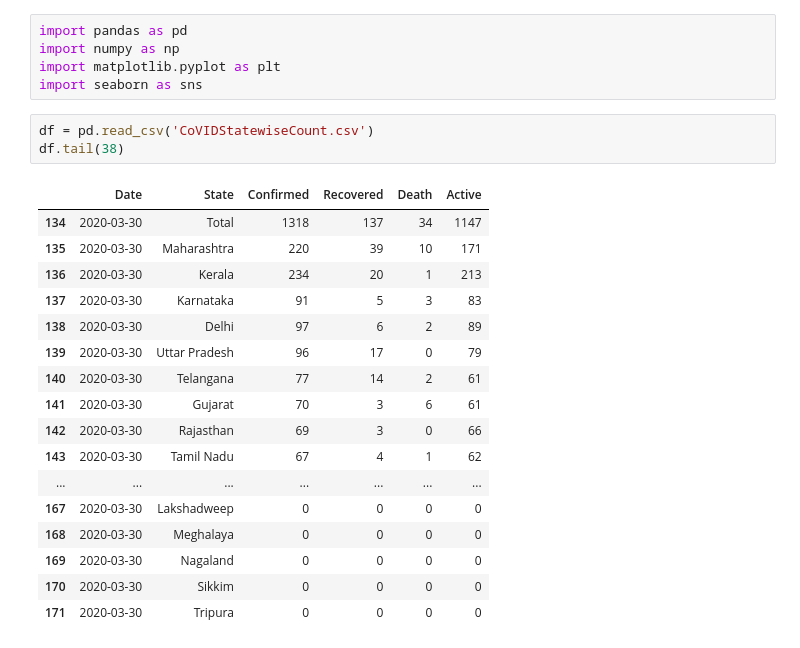
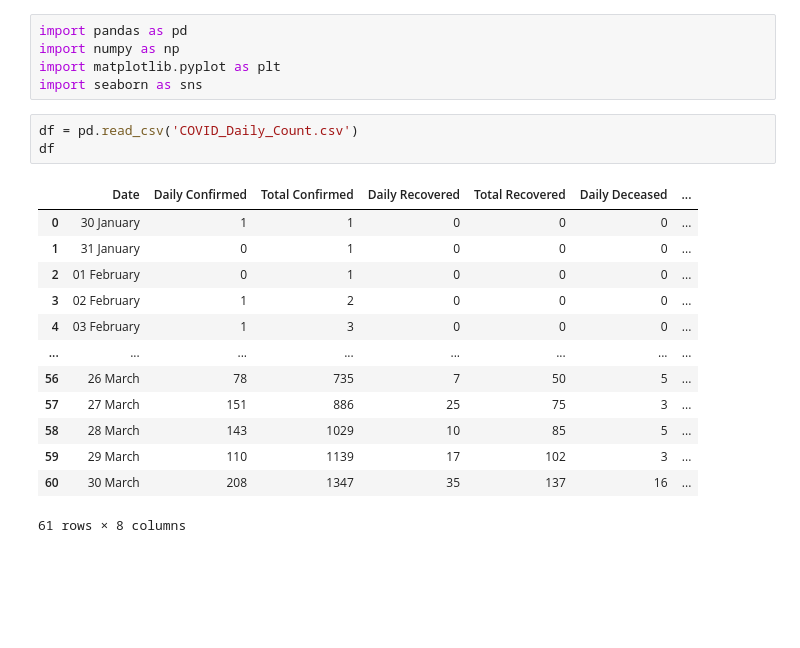
Before and after one commit to rayshu/CoVID-Tracker-India, a Jupyter notebook: Trend Analysis.ipynb, the cells around one changed output. Saved outputs shown, nothing was run; the diff lists cells and outputs as text; blank space fills up the shorter version.

```diff
--- a/Trend Analysis.ipynb
+++ b/Trend Analysis.ipynb
@@ -4,23 +4,19 @@ import numpy as np
 import matplotlib.pyplot as plt
 import seaborn as sns
 # %%
-df = pd.read_csv('CoVIDStatewiseCount.csv')
-df.tail(38)
+df = pd.read_csv('COVID_Daily_Count.csv')
+df
 # %% [output]
-|  | Date | State | Confirmed | Recovered | Death | Active |
-| 134 | 2020-03-30 | Total | 1318 | 137 | 34 | 1147 |
-| 135 | 2020-03-30 | Maharashtra | 220 | 39 | 10 | 171 |
-| 136 | 2020-03-30 | Kerala | 234 | 20 | 1 | 213 |
-| 137 | 2020-03-30 | Karnataka | 91 | 5 | 3 | 83 |
-| 138 | 2020-03-30 | Delhi | 97 | 6 | 2 | 89 |
-| 139 | 2020-03-30 | Uttar Pradesh | 96 | 17 | 0 | 79 |
-| 140 | 2020-03-30 | Telangana | 77 | 14 | 2 | 61 |
-| 141 | 2020-03-30 | Gujarat | 70 | 3 | 6 | 61 |
-| 142 | 2020-03-30 | Rajasthan | 69 | 3 | 0 | 66 |
-| 143 | 2020-03-30 | Tamil Nadu | 67 | 4 | 1 | 62 |
-| ... | ... | ... | ... | ... | ... | ... |
-| 167 | 2020-03-30 | Lakshadweep | 0 | 0 | 0 | 0 |
-| 168 | 2020-03-30 | Meghalaya | 0 | 0 | 0 | 0 |
-| 169 | 2020-03-30 | Nagaland | 0 | 0 | 0 | 0 |
-| 170 | 2020-03-30 | Sikkim | 0 | 0 | 0 | 0 |
-| 171 | 2020-03-30 | Tripura | 0 | 0 | 0 | 0 |
+|  | Date | Daily Confirmed | Total Confirmed | Daily Recovered | Total Recovered | Daily Deceased | ... |
+| 0 | 30 January | 1 | 1 | 0 | 0 | 0 | ... |
+| 1 | 31 January | 0 | 1 | 0 | 0 | 0 | ... |
+| 2 | 01 February | 0 | 1 | 0 | 0 | 0 | ... |
+| 3 | 02 February | 1 | 2 | 0 | 0 | 0 | ... |
+| 4 | 03 February | 1 | 3 | 0 | 0 | 0 | ... |
+| ... | ... | ... | ... | ... | ... | ... | ... |
+| 56 | 26 March | 78 | 735 | 7 | 50 | 5 | ... |
+| 57 | 27 March | 151 | 886 | 25 | 75 | 3 | ... |
+| 58 | 28 March | 143 | 1029 | 10 | 85 | 5 | ... |
+| 59 | 29 March | 110 | 1139 | 17 | 102 | 3 | ... |
+| 60 | 30 March | 208 | 1347 | 35 | 137 | 16 | ... |
+61 rows × 8 columns
```
Also changed, not shown: parts of 7 cells of this notebook, 1 other file.
